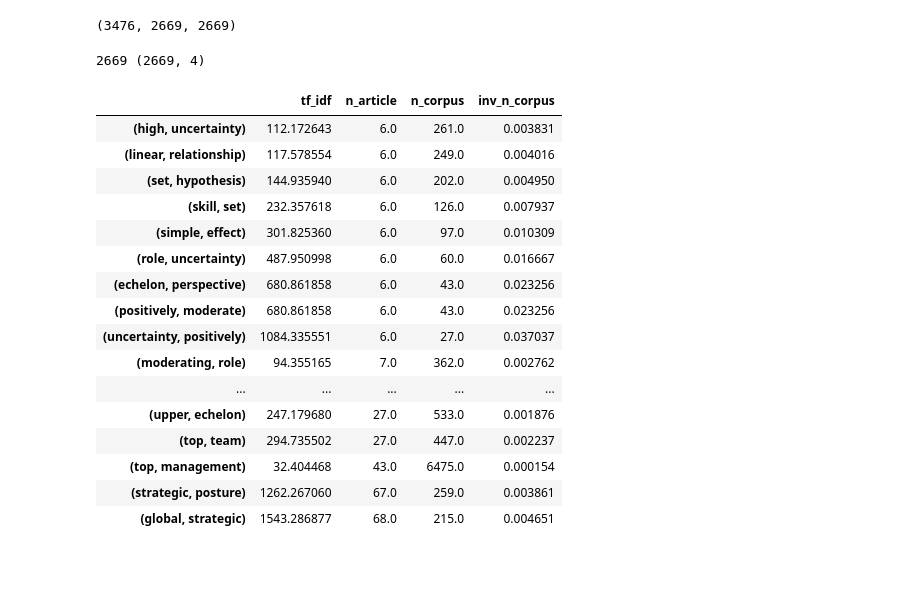
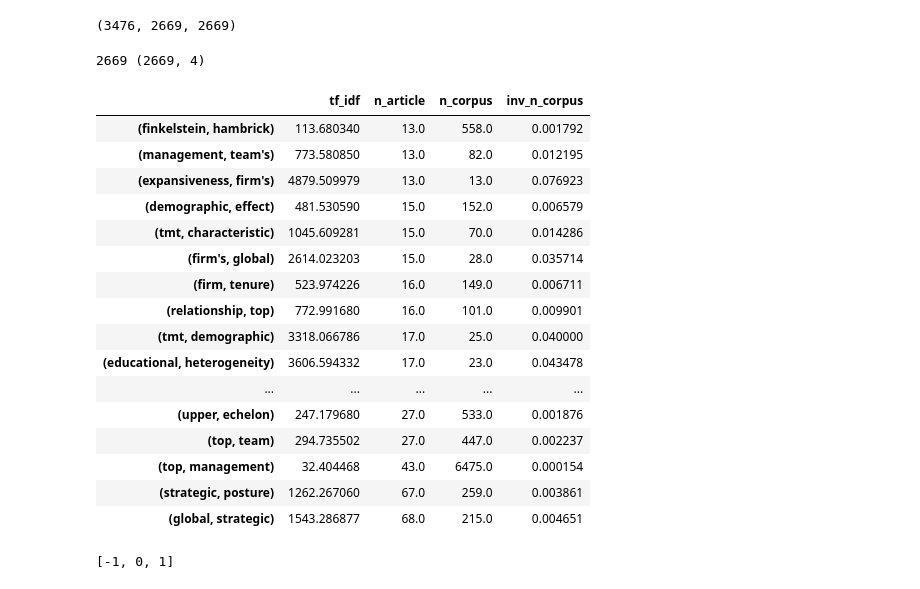
Before and after one commit to alexander-belikov/article_analysis, a Jupyter notebook: notebooks/find_popular_ngrams_per_article.ipynb, the cells around one changed output. Saved outputs shown, nothing was run; the diff lists cells and outputs as text; code cells hidden in the pictures.

```diff
--- a/notebooks/find_popular_ngrams_per_article.ipynb
+++ b/notebooks/find_popular_ngrams_per_article.ipynb
@@ -15,6 +15,9 @@ with open(join(output_path, 'registry_json.txt')) as file:
     registry_dict = json.loads(file.read())
 # %%
 def get_chunk(fpath, prefix, index):
+    """
+    return chunk number index
+    """
     fname = join(fpath, '{0}_{1}.pgz'.format(prefix, index))
     with gzip.open(fname) as fp:
         item = pickle.load(fp)
@@ -22,6 +25,9 @@ def get_chunk(fpath, prefix, index):
     return None
 
 def get_articles(dois, registry_dict, fpath, prefix):
+    """
+    get articles by dois
+    """
     doi_chunk_map = find_doi_chunk_map(dois, registry_dict)
     chunks_to_load = list(set(doi_chunk_map.values()))
     chunks_dict = {ii: get_chunk(fpath, prefix, ii) for ii in chunks_to_load}
@@ -29,7 +35,7 @@ def get_articles(dois, registry_dict, fpath, prefix):
     return doi_ngram_dict
 
 def find_doi_chunk_map(dois, registry_dict):
-    return {k : [kk for kk, val in check_dict.items() if k in val][0] for k in dois}
+    return {k : [kk for kk, val in registry_dict.items() if k in val][0] for k in dois}
 
 def load_ngram_dist(fpath, order, thr=2):
     fname = join(fpath, 'corpus_ngram_dist_n_{0}_thr_{1}.pgz'.format(order, thr))
@@ -53,7 +59,7 @@ keys = sorted(distr_dict.keys())
 # %%
 # a single article
 article = dch_dict[dois[0]]
-ngram_positions_list = article[order]
+ngram_positions_list = article[ngram_order]
 ngram_counts = {k: len(v) for k, v in ngram_positions_list.items()}
 ngram_number = sum(ngram_counts.values())
 ngram_freqs = {k: v/ngram_number for k, v in ngram_counts.items() if k in distr_dict.keys()}
@@ -68,24 +74,24 @@ len(ngram_counts), len(ngram_freqs), len(ngram_freqs_outstanding)
 # %%
 keys = sorted(ngram_freqs_outstanding.keys())
 vals = np.array([(ngram_freqs_outstanding[k], ngram_counts[k], distr_dict[k][-1], 1./distr_dict[k][-1])
                  for k in keys])
 print(len(keys), vals.shape)
 df = pd.DataFrame(vals, keys, columns=['tf_idf', 'n_article',
                                        'n_corpus', 'inv_n_corpus']).sort_values(['n_article', 'inv_n_corpus'])
-df.tail(50)
+df.tail(20)
 # %% [output]
 2669 (2669, 4)
 |  | tf_idf | n_article | n_corpus | inv_n_corpus |
-| (high, uncertainty) | 112.172643 | 6.0 | 261.0 | 0.003831 |
-| (linear, relationship) | 117.578554 | 6.0 | 249.0 | 0.004016 |
-| (set, hypothesis) | 144.935940 | 6.0 | 202.0 | 0.004950 |
-| (skill, set) | 232.357618 | 6.0 | 126.0 | 0.007937 |
-| (simple, effect) | 301.825360 | 6.0 | 97.0 | 0.010309 |
-| (role, uncertainty) | 487.950998 | 6.0 | 60.0 | 0.016667 |
-| (echelon, perspective) | 680.861858 | 6.0 | 43.0 | 0.023256 |
-| (positively, moderate) | 680.861858 | 6.0 | 43.0 | 0.023256 |
-| (uncertainty, positively) | 1084.335551 | 6.0 | 27.0 | 0.037037 |
-| (moderating, role) | 94.355165 | 7.0 | 362.0 | 0.002762 |
+| (finkelstein, hambrick) | 113.680340 | 13.0 | 558.0 | 0.001792 |
+| (management, team's) | 773.580850 | 13.0 | 82.0 | 0.012195 |
+| (expansiveness, firm's) | 4879.509979 | 13.0 | 13.0 | 0.076923 |
+| (demographic, effect) | 481.530590 | 15.0 | 152.0 | 0.006579 |
+| (tmt, characteristic) | 1045.609281 | 15.0 | 70.0 | 0.014286 |
+| (firm's, global) | 2614.023203 | 15.0 | 28.0 | 0.035714 |
+| (firm, tenure) | 523.974226 | 16.0 | 149.0 | 0.006711 |
+| (relationship, top) | 772.991680 | 16.0 | 101.0 | 0.009901 |
+| (tmt, demographic) | 3318.066786 | 17.0 | 25.0 | 0.040000 |
+| (educational, heterogeneity) | 3606.594332 | 17.0 | 23.0 | 0.043478 |
 | ... | ... | ... | ... | ... |
 | (upper, echelon) | 247.179680 | 27.0 | 533.0 | 0.001876 |
 | (top, team) | 294.735502 | 27.0 | 447.0 | 0.002237 |
@@ -94,0 +112,4 @@ df.tail(50)
+# %%
+list(range(-1, 2))
+# %% [output]
+[-1, 0, 1]
```
Also changed, not shown: parts of 8 cells of this notebook, 5 other files.
